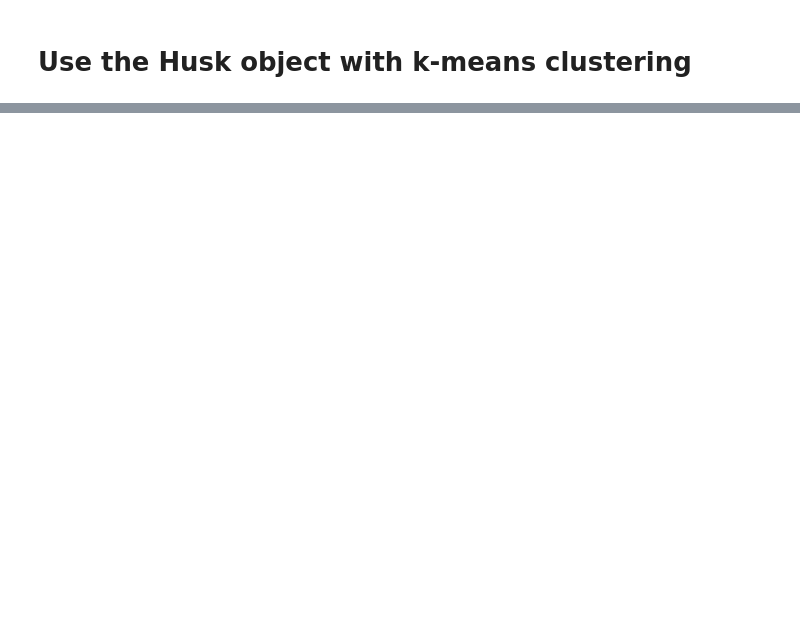
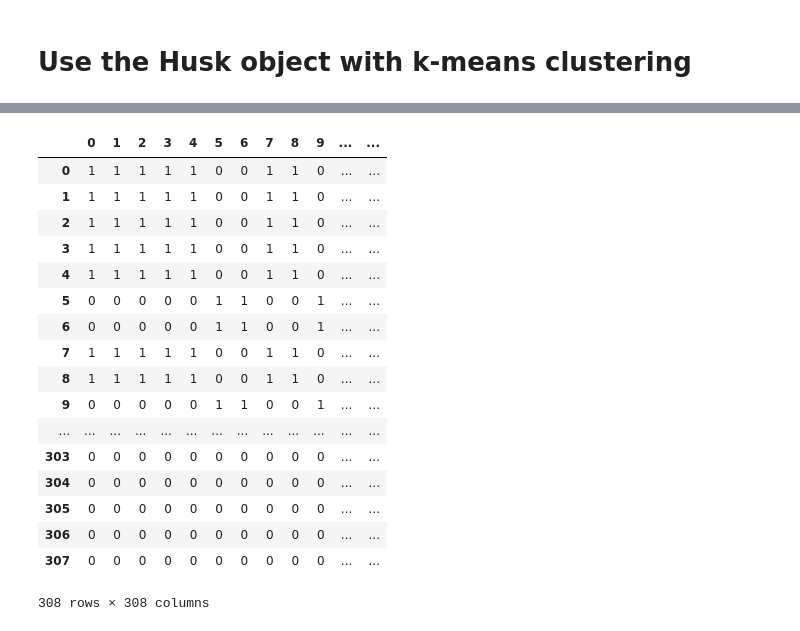
Before and after one commit to SundryTomatoes/gnomon, a Jupyter notebook: gnomon.ipynb, the cells around one changed output, grey strips where cells are left out. Cells and saved outputs as stored; diff of their text form; code cells hidden in the pictures; blank space fills up the shorter version.

```diff
--- a/gnomon.ipynb
+++ b/gnomon.ipynb
@@ -128,0 +143,23 @@ husky.show_comp()
+# %%
+check = pd.read_csv('adjacency_matrix.csv')
+# %%
+check
+# %% [output]
+|  | 0 | 1 | 2 | 3 | 4 | 5 | 6 | 7 | 8 | 9 | ... | ... |
+| 0 | 1 | 1 | 1 | 1 | 1 | 0 | 0 | 1 | 1 | 0 | ... | ... |
+| 1 | 1 | 1 | 1 | 1 | 1 | 0 | 0 | 1 | 1 | 0 | ... | ... |
+| 2 | 1 | 1 | 1 | 1 | 1 | 0 | 0 | 1 | 1 | 0 | ... | ... |
+| 3 | 1 | 1 | 1 | 1 | 1 | 0 | 0 | 1 | 1 | 0 | ... | ... |
+| 4 | 1 | 1 | 1 | 1 | 1 | 0 | 0 | 1 | 1 | 0 | ... | ... |
+| 5 | 0 | 0 | 0 | 0 | 0 | 1 | 1 | 0 | 0 | 1 | ... | ... |
+| 6 | 0 | 0 | 0 | 0 | 0 | 1 | 1 | 0 | 0 | 1 | ... | ... |
+| 7 | 1 | 1 | 1 | 1 | 1 | 0 | 0 | 1 | 1 | 0 | ... | ... |
+| 8 | 1 | 1 | 1 | 1 | 1 | 0 | 0 | 1 | 1 | 0 | ... | ... |
+| 9 | 0 | 0 | 0 | 0 | 0 | 1 | 1 | 0 | 0 | 1 | ... | ... |
+| ... | ... | ... | ... | ... | ... | ... | ... | ... | ... | ... | ... | ... |
+| 303 | 0 | 0 | 0 | 0 | 0 | 0 | 0 | 0 | 0 | 0 | ... | ... |
+| 304 | 0 | 0 | 0 | 0 | 0 | 0 | 0 | 0 | 0 | 0 | ... | ... |
+| 305 | 0 | 0 | 0 | 0 | 0 | 0 | 0 | 0 | 0 | 0 | ... | ... |
+| 306 | 0 | 0 | 0 | 0 | 0 | 0 | 0 | 0 | 0 | 0 | ... | ... |
+| 307 | 0 | 0 | 0 | 0 | 0 | 0 | 0 | 0 | 0 | 0 | ... | ... |
+308 rows × 308 columns
```
Also changed, not shown: parts of 12 cells of this notebook, 7 other files.
